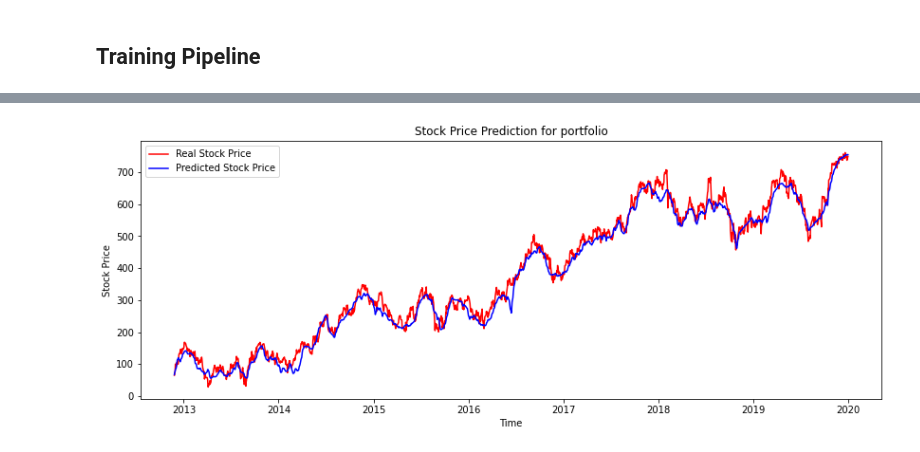
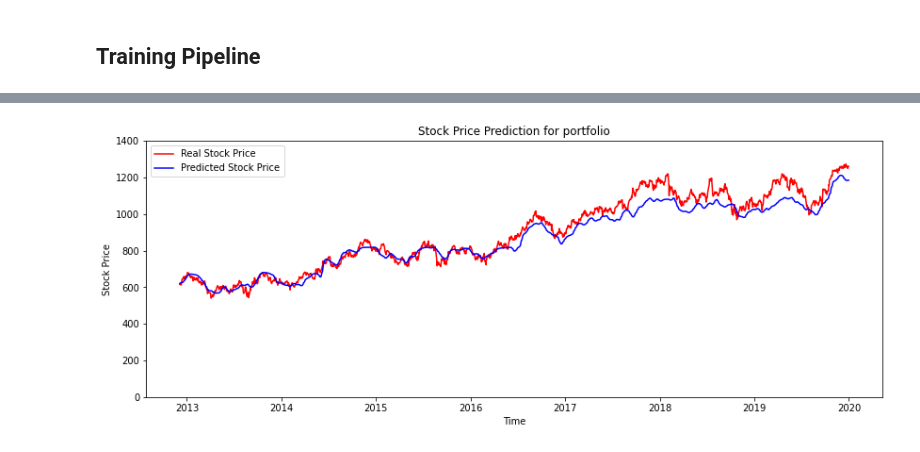
Before and after one commit to maitreyasinha/Portfolio-Analysis, a Jupyter notebook: PortfolioRiskAnalysis_v4.ipynb, the cells around one changed output, grey strips where cells are left out. Saved outputs shown, nothing was run; the diff lists cells and outputs as text; code cells hidden in the pictures.

```diff
--- a/PortfolioRiskAnalysis_v4.ipynb
+++ b/PortfolioRiskAnalysis_v4.ipynb
@@ -271,14 +295,14 @@ class CustomCallback(tf.keras.callbacks.Callback):
             self.model.stop_training = True
 # %%
 model = Sequential([
-    LSTM(units=120, activation='relu', return_sequences = True, input_shape = (60,12)),
-    Dropout(0.2),
+    LSTM(units=120, activation='relu', return_sequences = True, input_shape = (60,15)),
+    Dropout(0.4),
     LSTM(units=90, activation='relu', return_sequences = True),
-    Dropout(0.2),
+    Dropout(0.3),
     LSTM(units=80, activation='relu', return_sequences = True),
-    Dropout(0.2),
+    Dropout(0.3),
     LSTM(units=70, activation='relu'),
-    Dropout(0.2),
+    Dropout(0.3),
     Dense(1)
 ])
 model.summary()
@@ -302,10 +326,9 @@ Non-trainable params: 0
 _________________________________________________________________
 # %%
 model_name = path + "daily_predictor.hdf5"
-# model.save(model_name)
-model.load_weights(model_name)
+# model.load_weights(model_name)
 # %%
 model.compile(optimizer= tf.optimizers.RMSprop() , loss= tf.losses.MeanSquaredError())
 X_train.shape, y_train.shape
-model.fit(X_train,y_train, epochs=50, callbacks = CustomCallback())
+model.fit(X_train,y_train, epochs=30, callbacks = CustomCallback())
 # %% [output]
@@ -331,8 +357,8 @@ Final Loss : 0.0011952739441767335
 test_pred = model.predict(X_train)
 model.evaluate(X_train, y_train)
 test_pred
-test_pred = test_pred * _scale
-y_train = y_train * _scale
+test_pred = test_pred * _scale + scaler.data_min_[0]
+y_train = y_train * _scale + scaler.data_min_[0]
 
 # test_pred.shape
 # %% [output]
@@ -340,18 +366,18 @@ y_train = y_train * _scale
 # %%
 # Visualising the results
 plt.figure(figsize=(14,5))
 plt.plot(data_training.index[training_window+prediction_window:], y_train, color = 'red', label = 'Real Stock Price')
 plt.plot(data_training.index[training_window+prediction_window:], test_pred, color = 'blue', label = 'Predicted Stock Price')
 plt.title('Stock Price Prediction for portfolio')
 plt.xlabel('Time')
 plt.ylabel('Stock Price')
 plt.legend()
 # plt.xlim(0,900)
-# plt.ylim(0,2000)
+plt.ylim(0,y_train.max()*1.1)
 # plt.savefig("/Users/maitreyasinha/IIT-B Course/Data Mining/StockPricePrediction/Algorithmic-trading/training_output.jpeg", dpi=300)
 plt.show()
 # %% [output]
-[figure, old version]
+[figure, new version]
 # %%
 past_60_days = df_data_training.tail(training_window)
 df_data_test.head(4)
```
Also changed, not shown: parts of 40 cells of this notebook, 1 other file.
